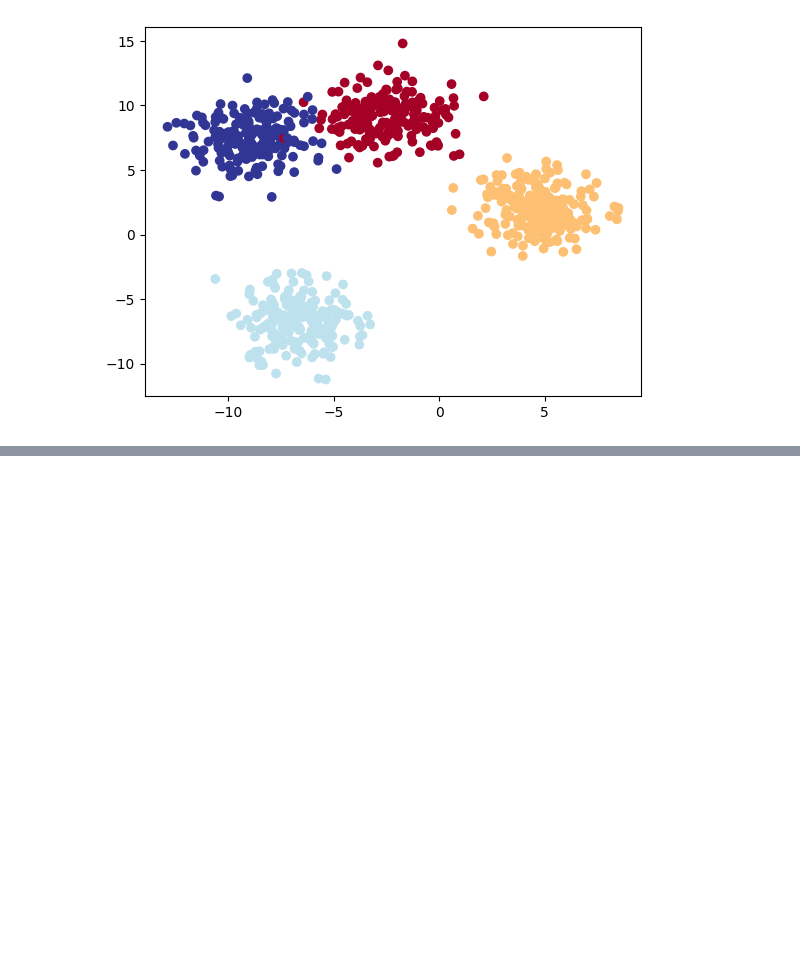
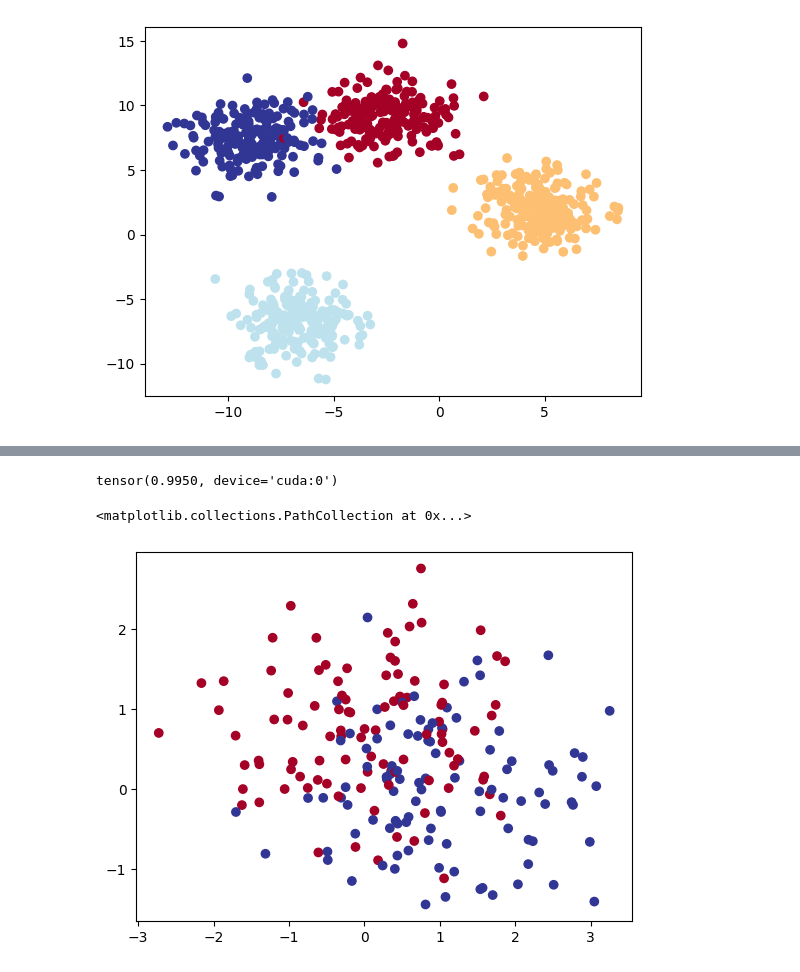
Before and after one commit to julianl11/projektarbeit_1, a Jupyter notebook: pytorch_course/02_classification.ipynb, the cells around one changed output, grey strips where cells are left out. Saved outputs shown, nothing was run; the diff lists cells and outputs as text; code cells hidden in the pictures; blank space fills up the shorter version.

```diff
--- a/pytorch_course/02_classification.ipynb
+++ b/pytorch_course/02_classification.ipynb
@@ -684,0 +888,16 @@ plt.scatter(X_blob_train[:, 0], X_blob_train[:, 1], c=y_blob_train, cmap=plt.cm.
+# %%
+from torchmetrics import Accuracy
+
+torchmetrics_accuracy = Accuracy(task="multiclass", num_classes=4).to(device)
+
+torchmetrics_accuracy(y_preds, y_blob_test)
+# %% [output]
+tensor(0.9950, device='cuda:0')
+# %%
+from sklearn.datasets import make_moons
+X, y = make_moons(n_samples=200, noise=0.7, random_state=42)
+# %%
+plt.scatter(X[:, 0], X[:, 1], c=y, cmap=plt.cm.RdYlBu)
+# %% [output]
+<matplotlib.collections.PathCollection at 0x...>
+[figure, added]
```
Also changed, not shown: parts of 44 cells of this notebook.
